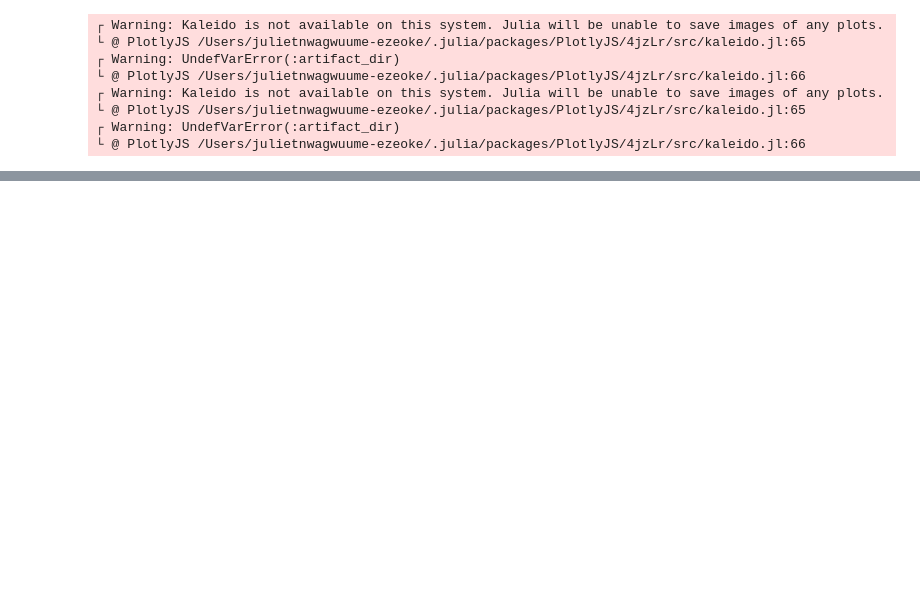
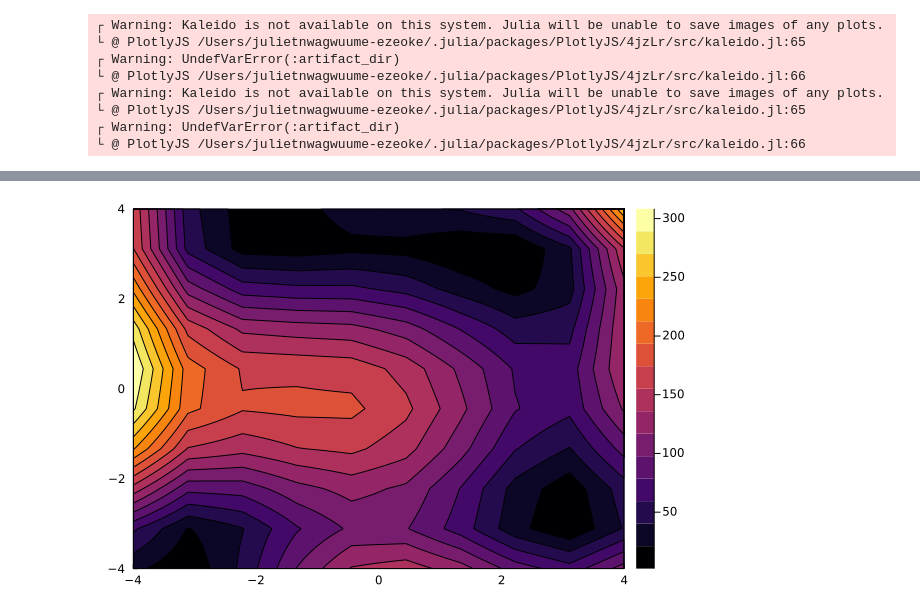
Before and after one commit to juliet29/cs361_project01, a Jupyter notebook: project1_jl/testt.ipynb, the cells around one changed output, grey strips where cells are left out. Cells and saved outputs as stored; diff of their text form; code cells hidden in the pictures; blank space fills up the shorter version.

```diff
--- a/project1_jl/testt.ipynb
+++ b/project1_jl/testt.ipynb
@@ -26,0 +85,10 @@ plot(contour(
+# %%
+prob_range = range(-4.0, 4.0, 10)
+scale_factor = 1
+eval_m = zeros(Float32, length(prob_range), 2)
+eval_m[:,1] = scale_factor*prob_range
+eval_m[:,2] = scale_factor*prob_range
+#
+
+# MethodError: no method matching himmelblau(::Matrix{Float64})
+#Closest candidates are: himmelblau(!Matched::Vector)
@@ -26,0 +110,3 @@ plot(contour(
+# %%
+z = [himmelblau([x1, x2]) for x1=eval_m[:,1], x2=eval_m[:,2]]
+# b = [(x1, x2) for x1=eval_m[:,1], x2=eval_m[:,2]]
@@ -26,0 +125,10 @@ plot(contour(
+# %%
+x=eval_m[:,1]
+y =eval_m[:,2]
+
+xx = repeat(reshape(x, 1, :), length(y), 1)
+yy = repeat(y, 1, length(x))
+
+contour(x, y, z, fill = true)
+# %% [output]
+[figure, added]
```
Also changed, not shown: parts of 8 cells of this notebook, 3 other files.
